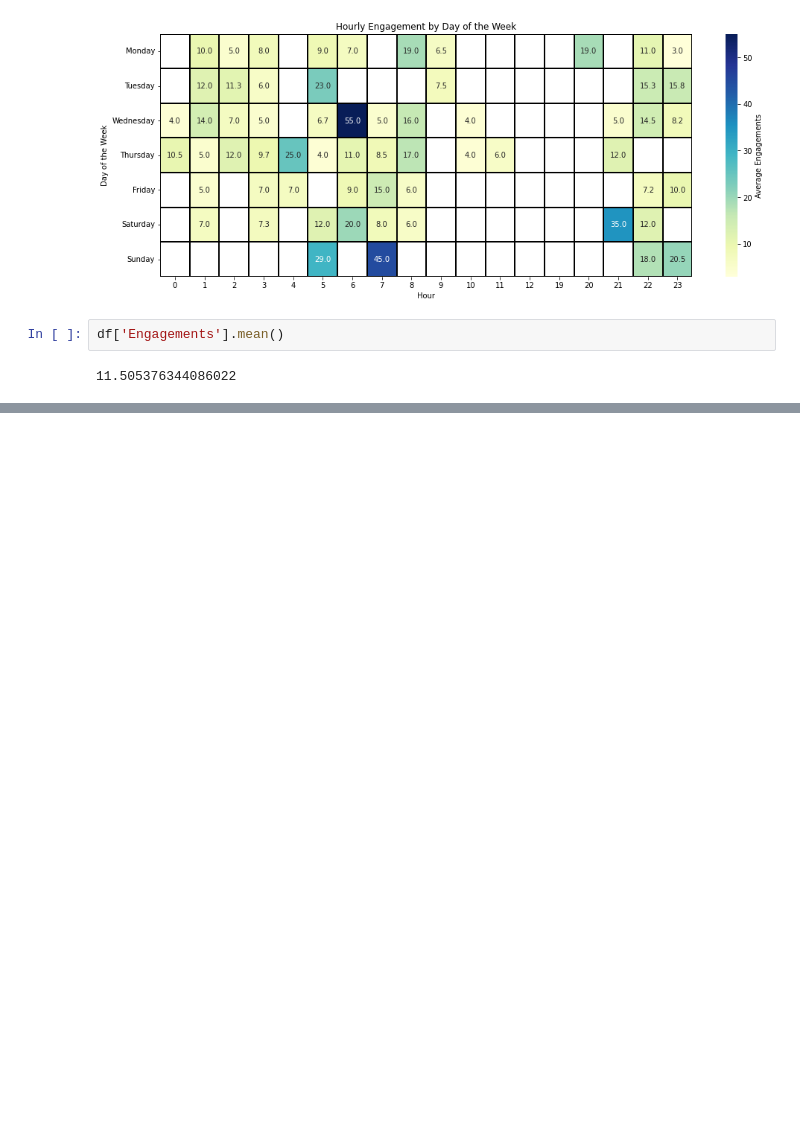
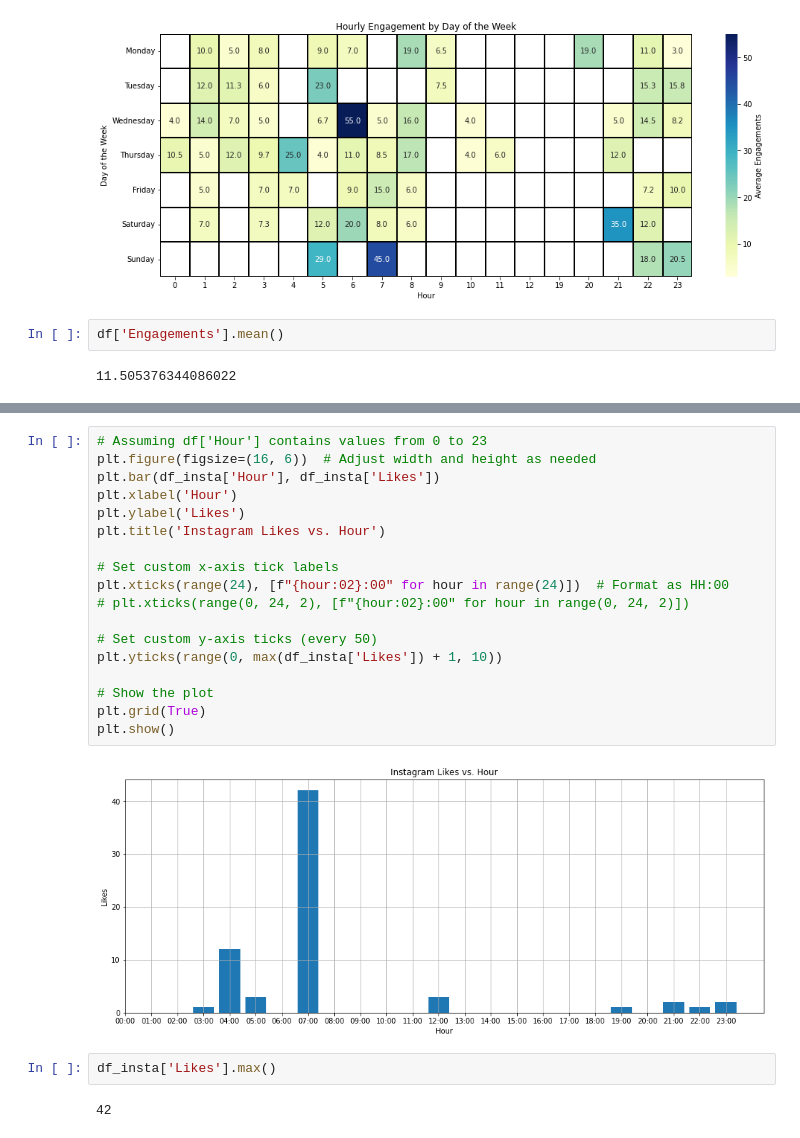
Before and after one commit to Hamzakhalidcs/Notebooks, a Jupyter notebook: Facebook DataAnlaysis.ipynb, the cells around one changed output, grey strips where cells are left out. Cells and saved outputs as stored; diff of their text form; blank space fills up the shorter version.

```diff
--- a/Facebook DataAnlaysis.ipynb
+++ b/Facebook DataAnlaysis.ipynb
@@ -211,0 +319,24 @@ df.head()
+# %%
+# Assuming df['Hour'] contains values from 0 to 23
+plt.figure(figsize=(16, 6))  # Adjust width and height as needed
+plt.bar(df_insta['Hour'], df_insta['Likes'])
+plt.xlabel('Hour')
+plt.ylabel('Likes')
+plt.title('Instagram Likes vs. Hour')
+
+# Set custom x-axis tick labels
+plt.xticks(range(24), [f"{hour:02}:00" for hour in range(24)])  # Format as HH:00
+# plt.xticks(range(0, 24, 2), [f"{hour:02}:00" for hour in range(0, 24, 2)])
+
+# Set custom y-axis ticks (every 50)
+plt.yticks(range(0, max(df_insta['Likes']) + 1, 10))
+
+# Show the plot
+plt.grid(True)
+plt.show()
+# %% [output]
+[figure, added]
+# %%
+df_insta['Likes'].max()
+# %% [output]
+42
```
Also changed, not shown: parts of 18 cells of this notebook, 2 other files.
